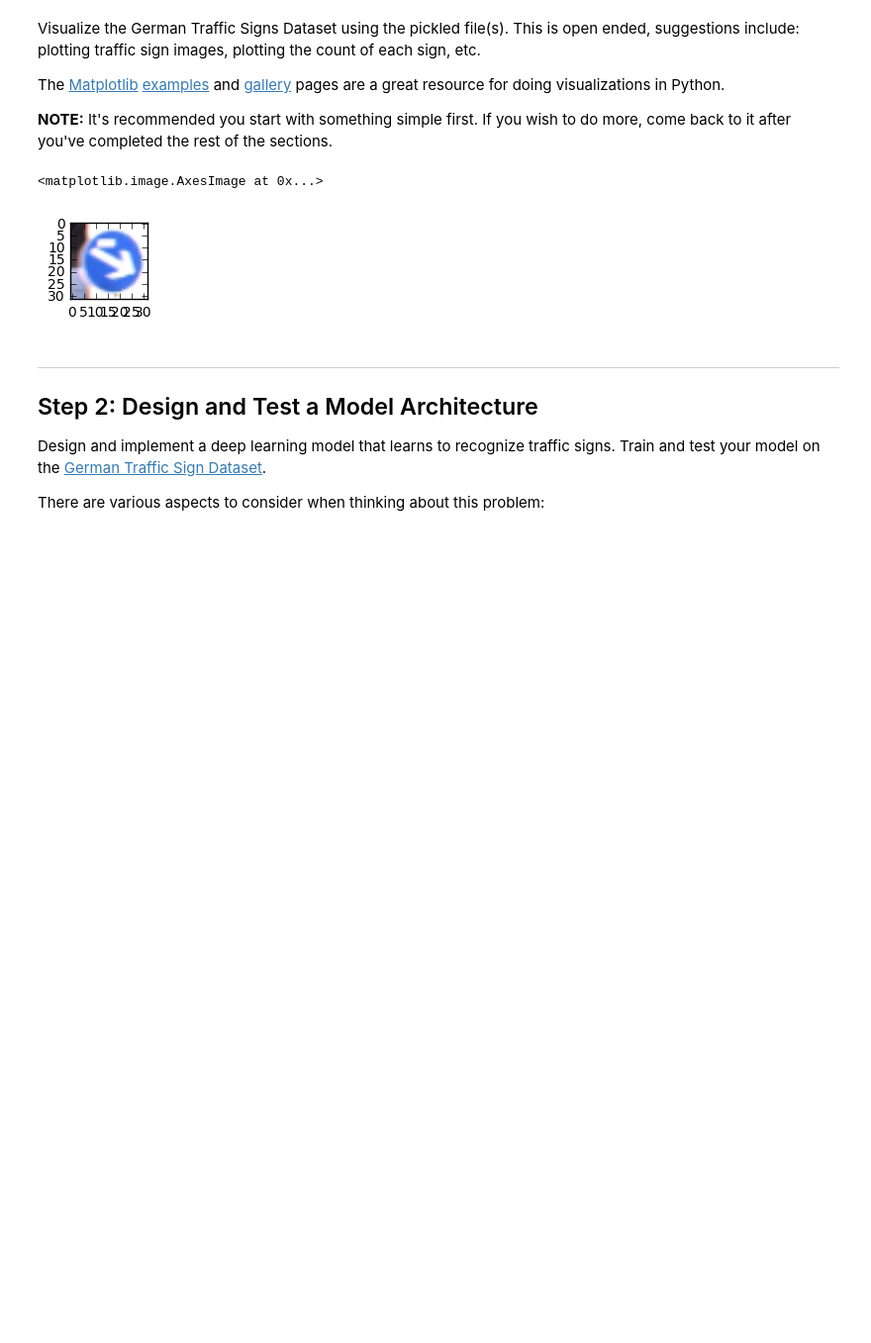
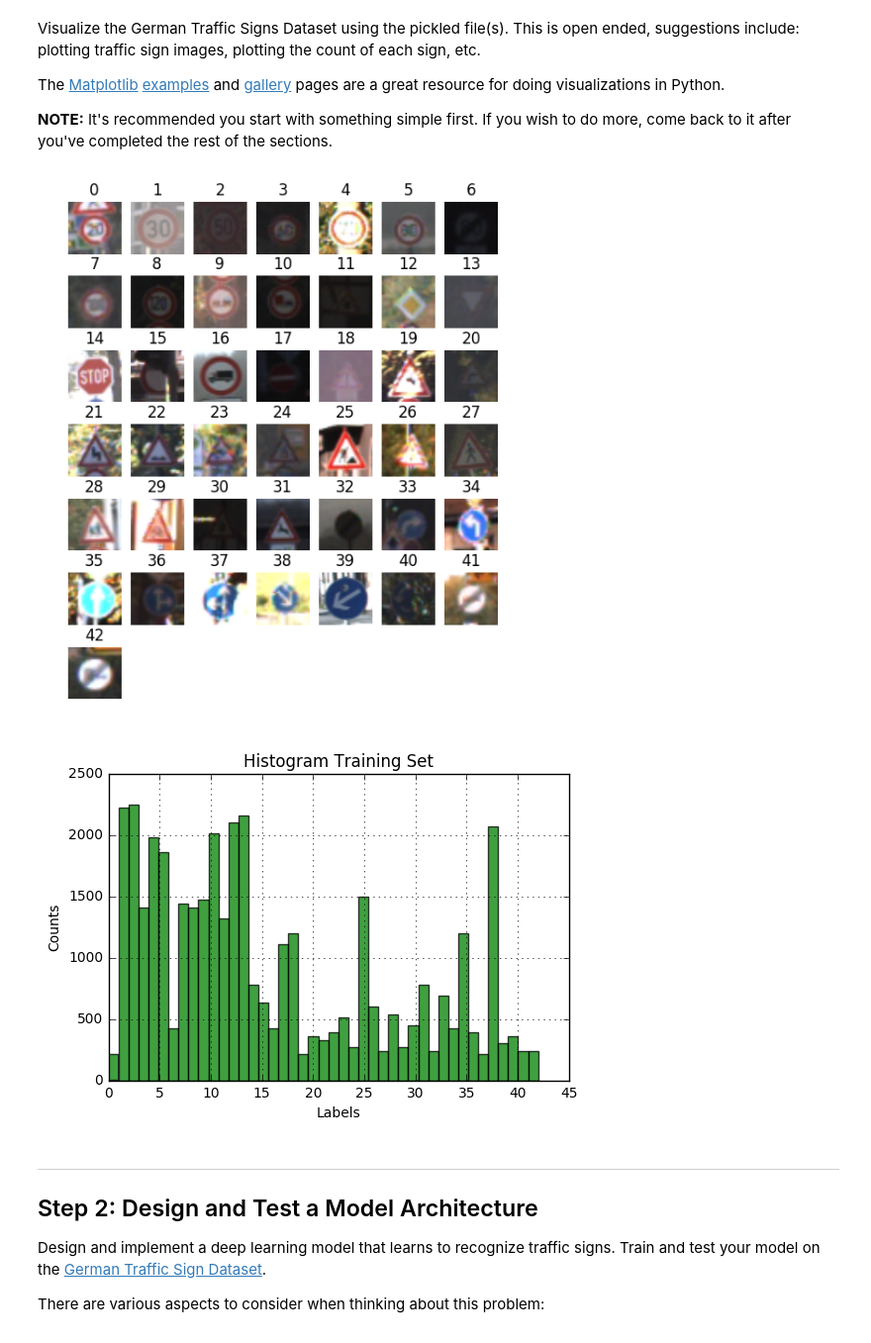
Before and after one commit to JennyZC/Udacity, a Jupyter notebook: CarND-Traffic-Sign-Classifier-Project/Traffic_Sign_Classifier.ipynb, the cells around one changed output. Shown: that part at 99% size. Saved outputs shown, nothing was run; the diff lists cells and outputs as text; code cells hidden in the pictures; blank space fills up the shorter version.

```diff
--- a/CarND-Traffic-Sign-Classifier-Project/Traffic_Sign_Classifier.ipynb
+++ b/CarND-Traffic-Sign-Classifier-Project/Traffic_Sign_Classifier.ipynb
@@ -76,21 +76,39 @@ The [Matplotlib](http://matplotlib.org/) [examples](http://matplotlib.org/exampl
 # %%
 ### Data exploration visualization goes here.
 ### Feel free to use as many code cells as needed.
 import matplotlib.pyplot as plt
 import random
 import numpy as np
 
 # Visualizations will be shown in the notebook.
 %matplotlib inline
 
-index = random.randint(0, len(X_train))
+label, indices = np.unique(y_train, return_index=True)
+unique, counts = np.unique(y_train, return_counts=True)
 
-image = X_train[index].squeeze()
-plt.figure(figsize=(1,1))
-plt.imshow(image)
+image = X_train[indices].squeeze()
+
+fig = plt.figure()
+for i in range(image.shape[0]):
+    a=fig.add_subplot(7,7,i+1)
+    imgplot = plt.imshow(image[i])
+    a.set_title(label[i])
+    plt.axis('off')
+    plt.subplots_adjust(left=None, bottom=None, right=None, top=1.5,
+                wspace=None, hspace=None)
+
+fig = plt.figure()
+n, bins, patches = plt.hist(y_train, bins=unique.shape[0], facecolor='green', alpha=0.75)
+
+plt.xlabel('Labels')
+plt.ylabel('Counts')
+plt.title(r'Histogram Training Set')
+plt.grid(True)
+
+plt.show()
 # %% [output]
-<matplotlib.image.AxesImage at 0x...>
-[figure, old version]
+[figure, new version]
+[figure, added]
 # %% [markdown]
 ----
 
```
Also changed, not shown: parts of 11 cells of this notebook, 1 other file.
